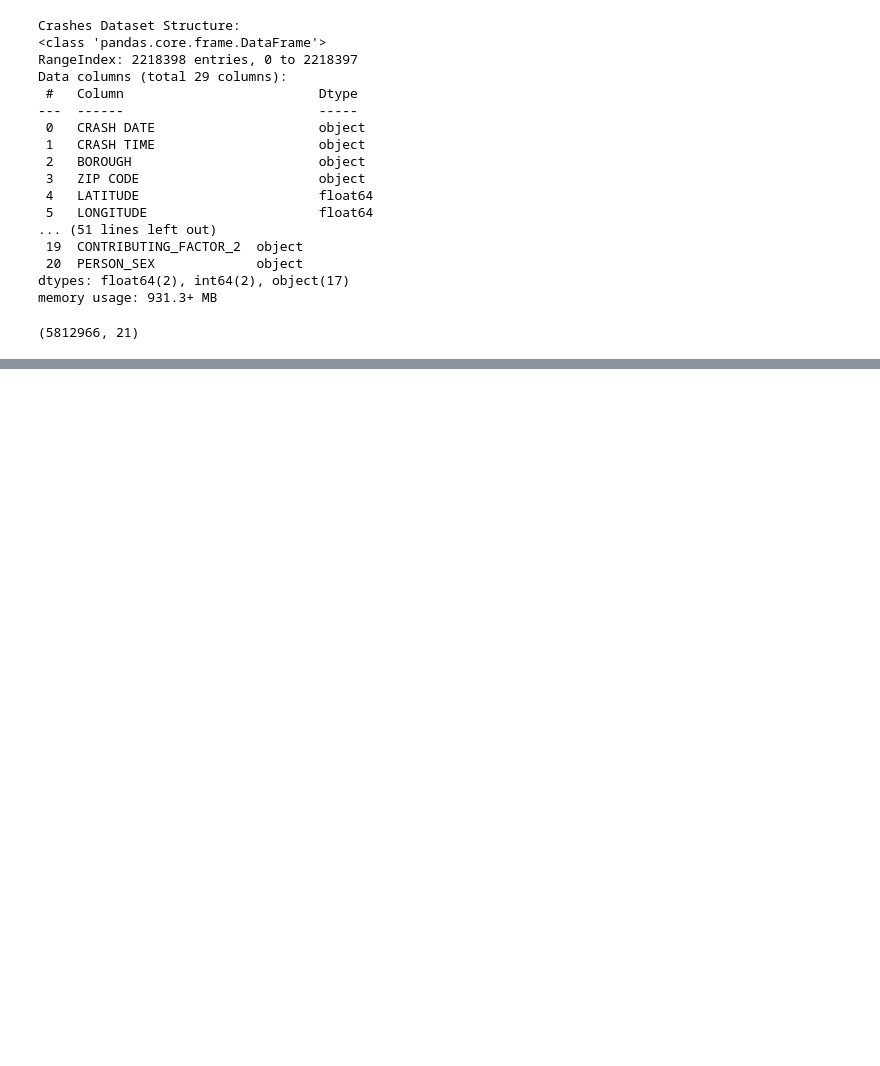
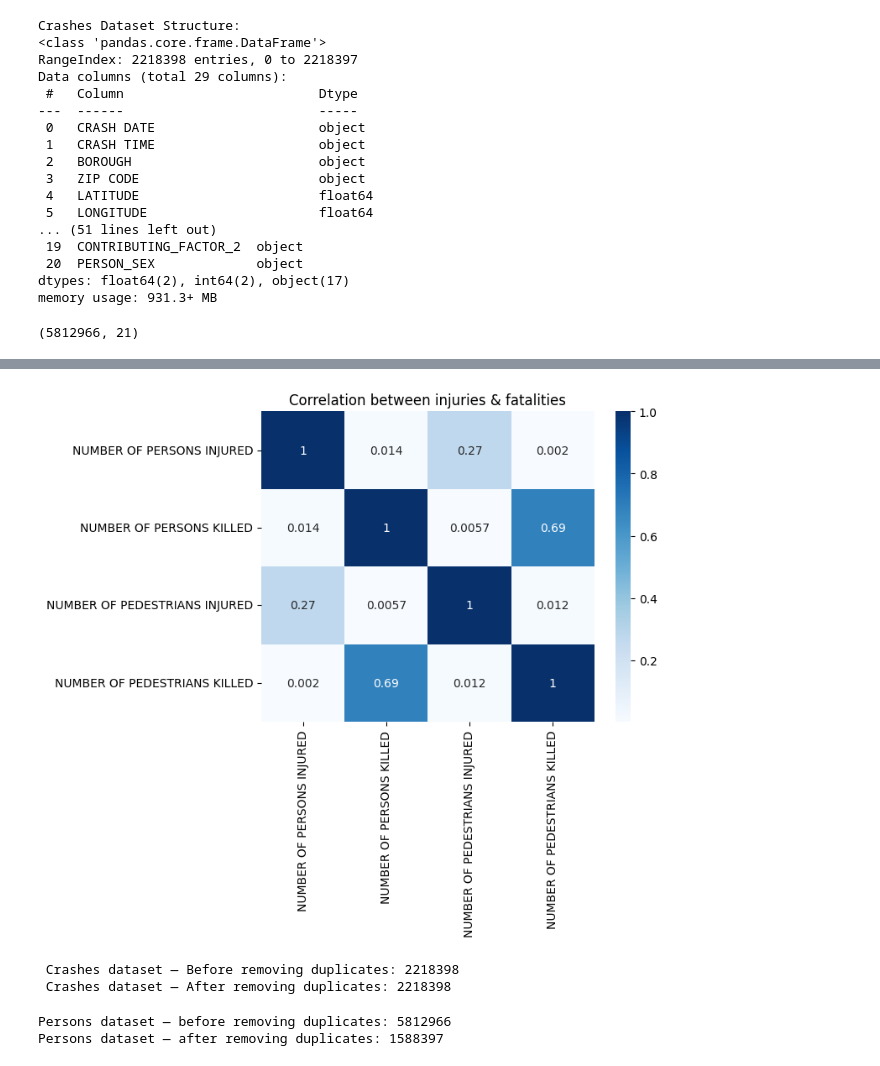
Before and after one commit to User-2rxeg/NYC-CrashLens, a Jupyter notebook: V1.ipynb, the cells around one changed output, grey strips where cells are left out. Saved outputs shown, nothing was run; the diff lists cells and outputs as text; code cells hidden in the pictures; blank space fills up the shorter version.

```diff
--- a/V1.ipynb
+++ b/V1.ipynb
@@ -62,0 +139,12 @@ memory usage: 931.3+ MB
+# %%
+import seaborn as sns
+
+sns.heatmap(df_crashes[['NUMBER OF PERSONS INJURED',
+                        'NUMBER OF PERSONS KILLED',
+                        'NUMBER OF PEDESTRIANS INJURED',
+                        'NUMBER OF PEDESTRIANS KILLED']].corr(),
+            annot=True, cmap='Blues')
+plt.title("Correlation between injuries & fatalities")
+plt.show()
+# %% [output]
+[figure, added]
@@ -62,0 +155,16 @@ memory usage: 931.3+ MB
+# %%
+print(" Crashes dataset — Before removing duplicates:", len(df_crashes))
+
+df_crashes = df_crashes.drop_duplicates(subset=["COLLISION_ID"])
+
+print(" Crashes dataset — After removing duplicates:", len(df_crashes))
+# %% [output]
+ Crashes dataset — Before removing duplicates: 2218398
+ Crashes dataset — After removing duplicates: 2218398
+# %%
+print("Persons dataset — before removing duplicates:", len(df_persons))
+df_persons = df_persons.drop_duplicates(subset=["COLLISION_ID"])
+print("Persons dataset — after removing duplicates:", len(df_persons))
+# %% [output]
+Persons dataset — before removing duplicates: 5812966
+Persons dataset — after removing duplicates: 1588397
```
Also changed, not shown: parts of 7 cells of this notebook.
